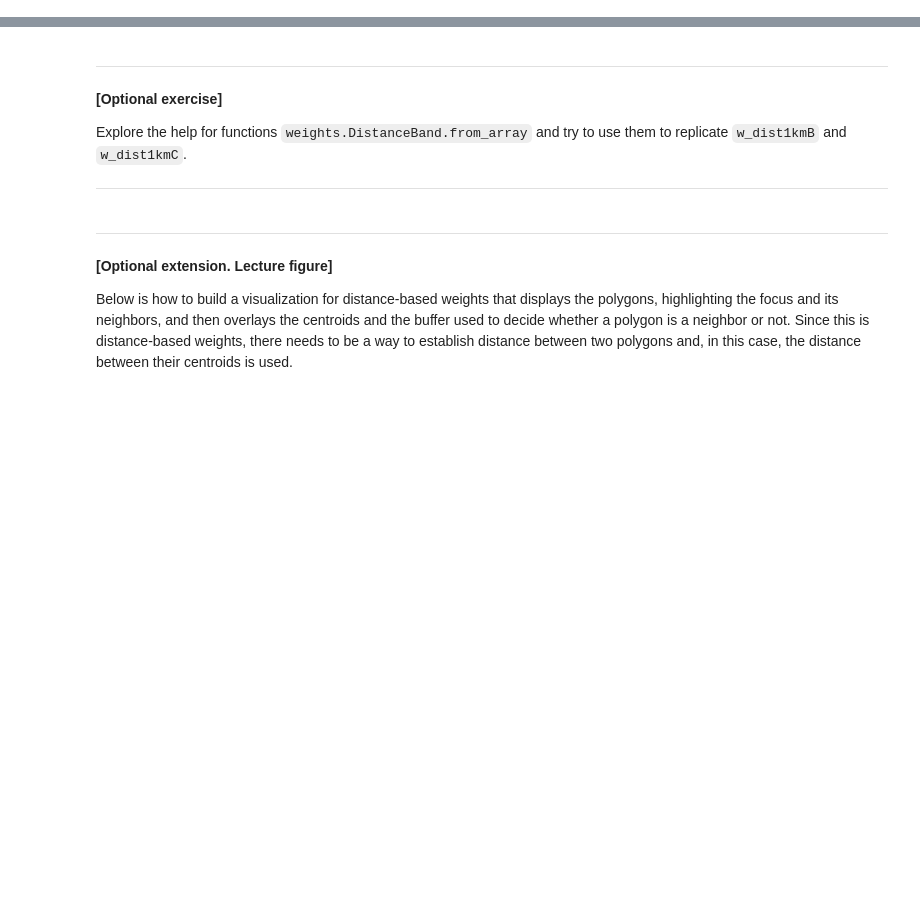
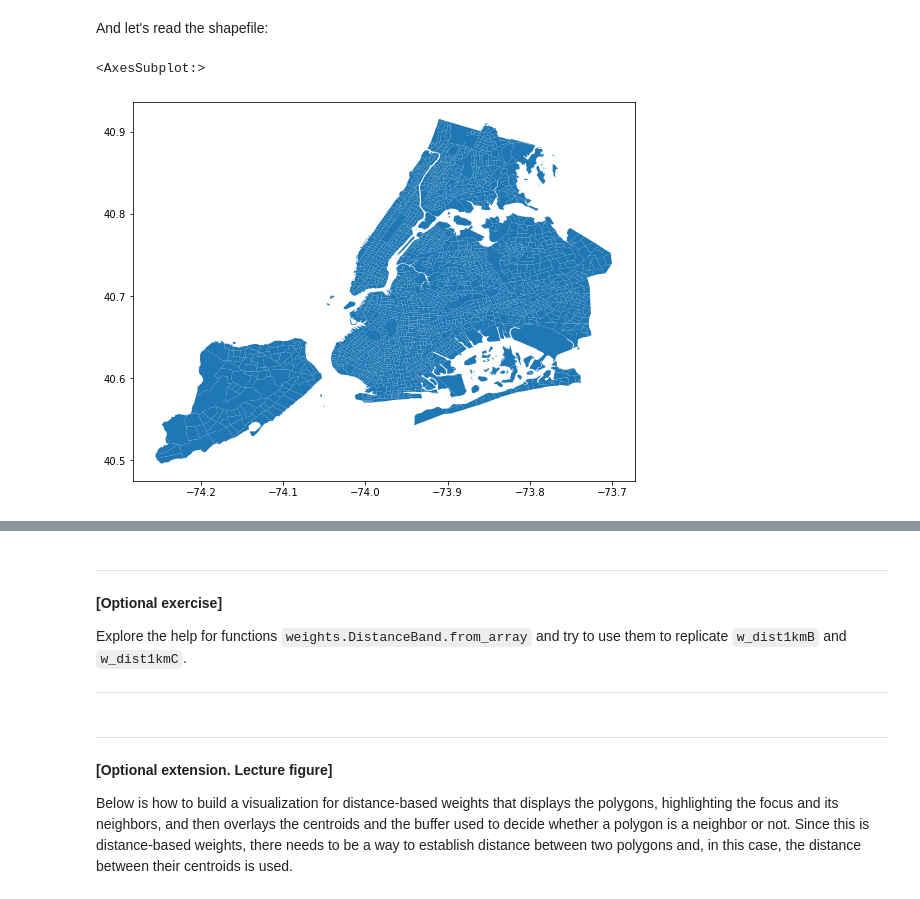
Before and after one commit to darribas/gds_course, a Jupyter notebook: content/bE/diy_E.ipynb, the cells around one changed output, grey strips where cells are left out. Saved outputs shown, nothing was run; the diff lists cells and outputs as text; code cells hidden in the pictures; blank space fills up the shorter version.

```diff
--- a/content/bE/diy_E.ipynb
+++ b/content/bE/diy_E.ipynb
@@ -10,0 +21,5 @@ How would it differ if the spatial weights were created based on the queen crite
+# %%
+# Load example (this automatically downloads if not available)
+nyc_data = examples.load_example("NYC Socio-Demographics")
+# Print the paths to all the files in the dataset
+nyc_data.get_file_list()
@@ -10,0 +35,8 @@ How would it differ if the spatial weights were created based on the queen crite
+# %% [markdown]
+And let's read the shapefile:
+# %%
+nyc = geopandas.read_file(nyc_data.get_path("NYC_Tract_ACS2008_12.shp"))
+nyc.plot(figsize=(9, 9))
+# %% [output]
+<AxesSubplot:>
+[figure, added]
```
Also changed, not shown: parts of 13 cells of this notebook.
